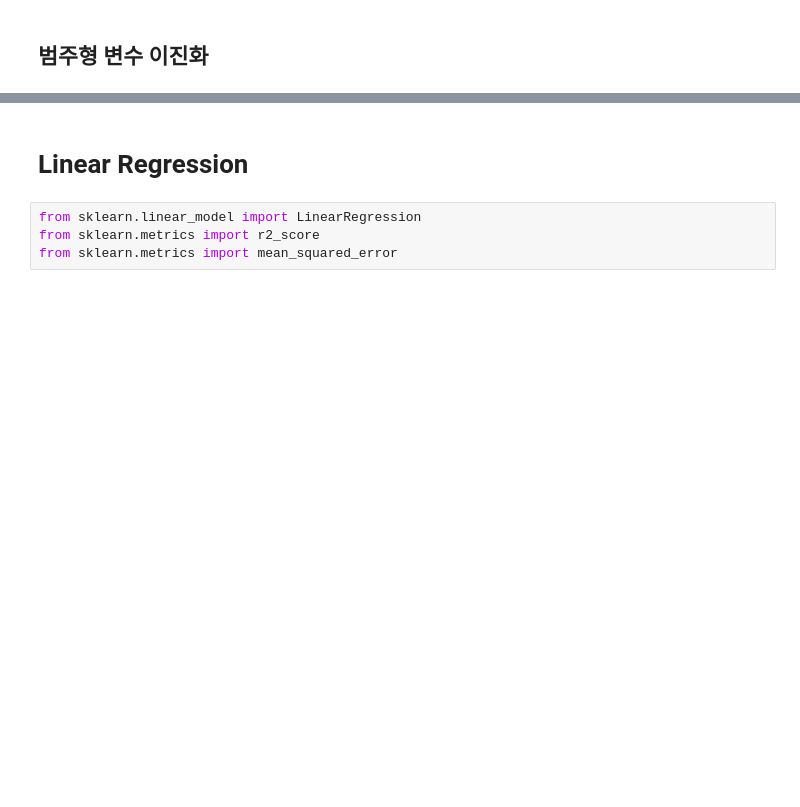
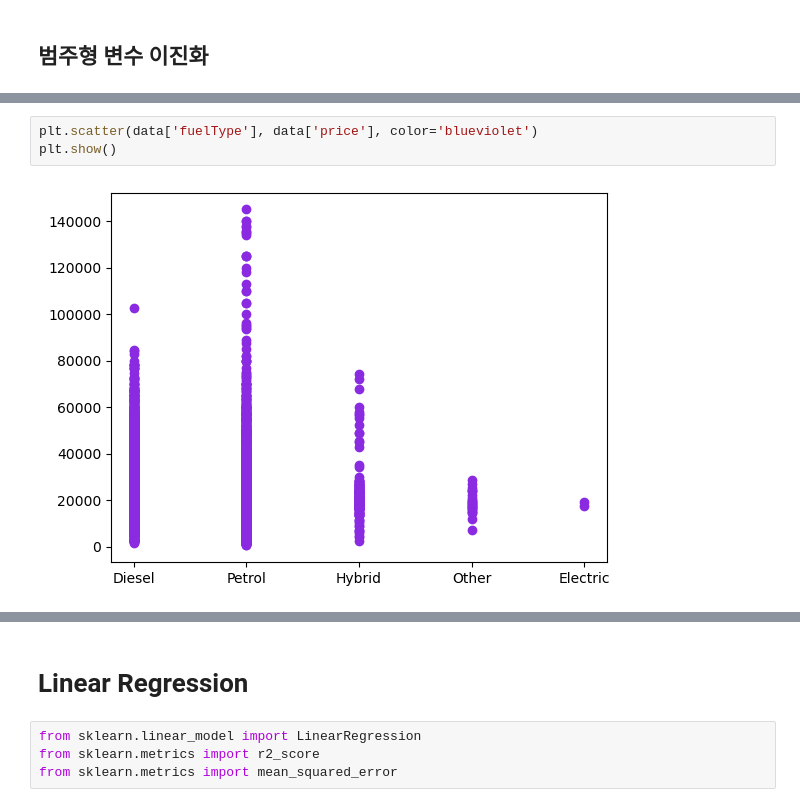
Before and after one commit to ICE-COMMA/ds_introduction, a Jupyter notebook: 2nd homework/linear regression.ipynb, the cells around one changed output, grey strips where cells are left out. Drawn from its saved outputs; the diff is of its cells as text; blank space fills up the shorter version.

```diff
--- a/2nd homework/linear regression.ipynb
+++ b/2nd homework/linear regression.ipynb
@@ -71,0 +134,5 @@ data.head()
+# %%
+plt.scatter(data['fuelType'], data['price'], color='blueviolet')
+plt.show()
+# %% [output]
+[figure, added]
```
Also changed, not shown: parts of 13 cells of this notebook.
